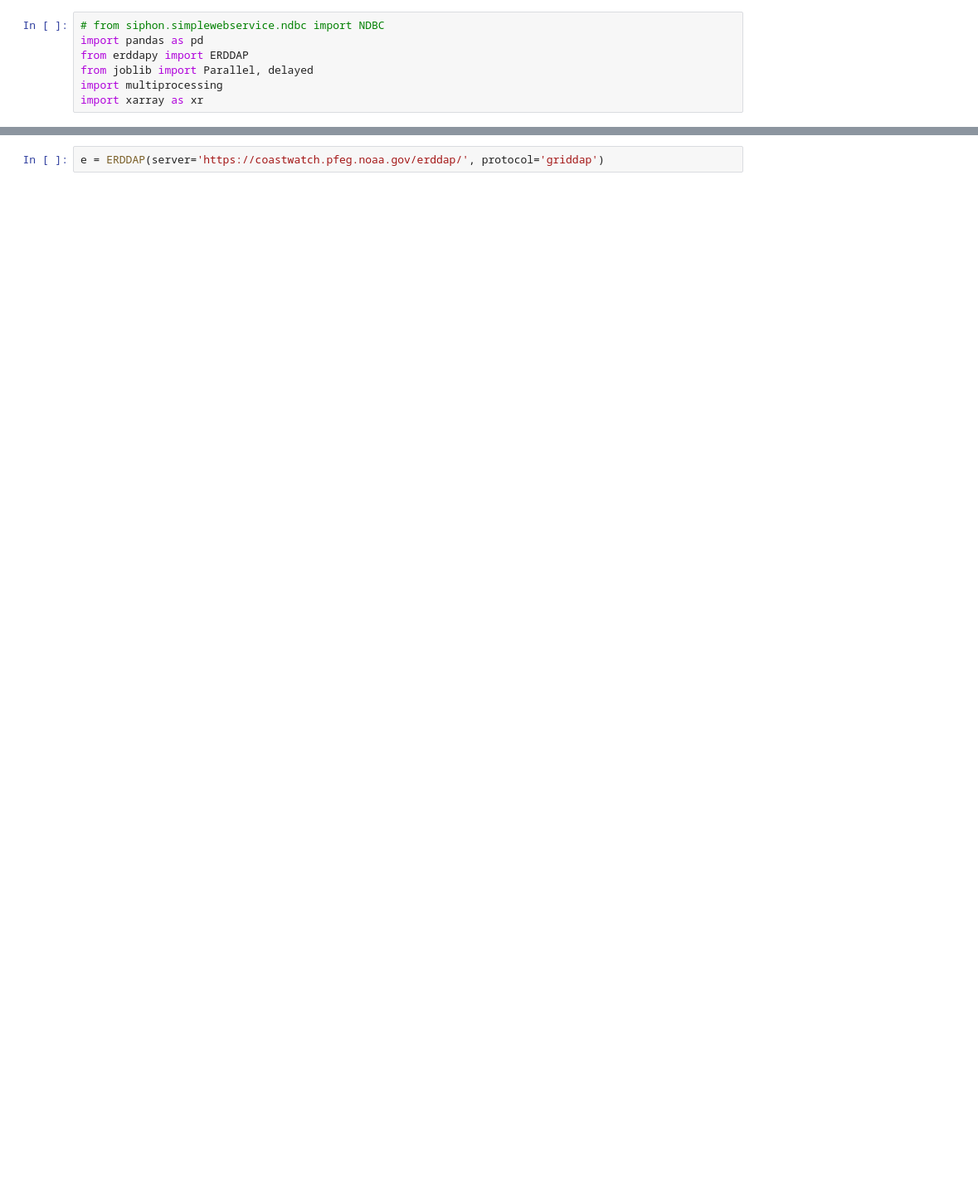
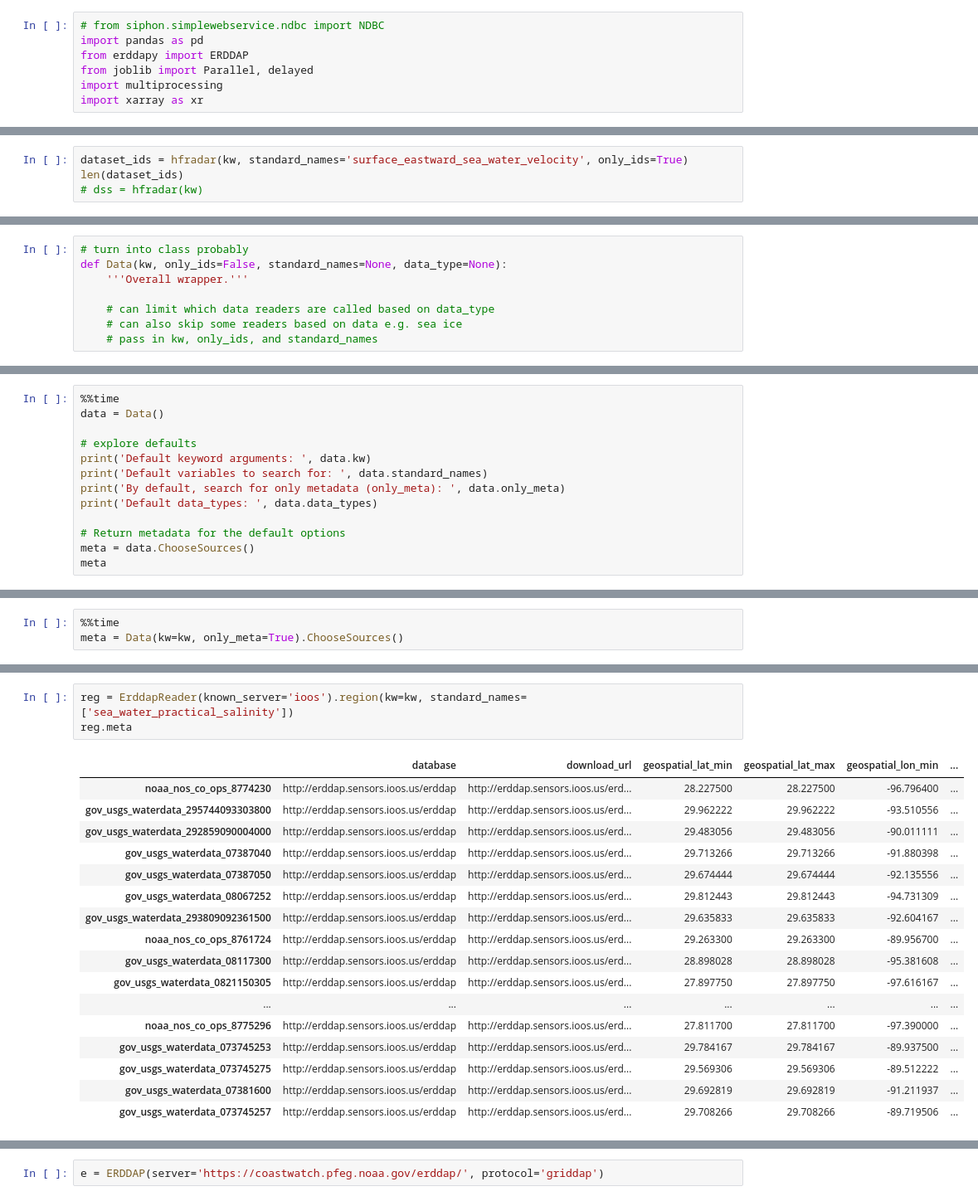
Before and after one commit to kthyng/boems_datasets, a Jupyter notebook: search.ipynb, the cells around one changed output, grey strips where cells are left out. Shown at 83% size. Cells and saved outputs as stored; diff of their text form; blank space fills up the shorter version.

```diff
--- a/search.ipynb
+++ b/search.ipynb
@@ -35,0 +105,4 @@ kw = {
+# %%
+dataset_ids = hfradar(kw, standard_names='surface_eastward_sea_water_velocity', only_ids=True)
+len(dataset_ids)
+# dss = hfradar(kw)
@@ -35,0 +256,8 @@ kw = {
+# %%
+# turn into class probably
+def Data(kw, only_ids=False, standard_names=None, data_type=None):
+    '''Overall wrapper.'''
+
+    # can limit which data readers are called based on data_type
+    # can also skip some readers based on data e.g. sea ice
+    # pass in kw, only_ids, and standard_names
@@ -35,0 +486,13 @@ kw = {
+# %%
+%%time
+data = Data()
+
+# explore defaults
+print('Default keyword arguments: ', data.kw)
+print('Default variables to search for: ', data.standard_names)
+print('By default, search for only metadata (only_meta): ', data.only_meta)
+print('Default data_types: ', data.data_types)
+
+# Return metadata for the default options
+meta = data.ChooseSources()
+meta
@@ -35,0 +509,3 @@ kw = {
+# %%
+%%time
+meta = Data(kw=kw, only_meta=True).ChooseSources()
@@ -35,0 +990,21 @@ kw = {
+# %%
+reg = ErddapReader(known_server='ioos').region(kw=kw, standard_names=['sea_water_practical_salinity'])
+reg.meta
+# %% [output]
+|  | database | download_url | geospatial_lat_min | geospatial_lat_max | geospatial_lon_min | ... |
+| noaa_nos_co_ops_8774230 | http://erddap.sensors.ioos.us/erddap | http://erddap.sensors.ioos.us/erd... | 28.227500 | 28.227500 | -96.796400 | ... |
+| gov_usgs_waterdata_295744093303800 | http://erddap.sensors.ioos.us/erddap | http://erddap.sensors.ioos.us/erd... | 29.962222 | 29.962222 | -93.510556 | ... |
+| gov_usgs_waterdata_292859090004000 | http://erddap.sensors.ioos.us/erddap | http://erddap.sensors.ioos.us/erd... | 29.483056 | 29.483056 | -90.011111 | ... |
+| gov_usgs_waterdata_07387040 | http://erddap.sensors.ioos.us/erddap | http://erddap.sensors.ioos.us/erd... | 29.713266 | 29.713266 | -91.880398 | ... |
+| gov_usgs_waterdata_07387050 | http://erddap.sensors.ioos.us/erddap | http://erddap.sensors.ioos.us/erd... | 29.674444 | 29.674444 | -92.135556 | ... |
+| gov_usgs_waterdata_08067252 | http://erddap.sensors.ioos.us/erddap | http://erddap.sensors.ioos.us/erd... | 29.812443 | 29.812443 | -94.731309 | ... |
+| gov_usgs_waterdata_293809092361500 | http://erddap.sensors.ioos.us/erddap | http://erddap.sensors.ioos.us/erd... | 29.635833 | 29.635833 | -92.604167 | ... |
+| noaa_nos_co_ops_8761724 | http://erddap.sensors.ioos.us/erddap | http://erddap.sensors.ioos.us/erd... | 29.263300 | 29.263300 | -89.956700 | ... |
+| gov_usgs_waterdata_08117300 | http://erddap.sensors.ioos.us/erddap | http://erddap.sensors.ioos.us/erd... | 28.898028 | 28.898028 | -95.381608 | ... |
+| gov_usgs_waterdata_0821150305 | http://erddap.sensors.ioos.us/erddap | http://erddap.sensors.ioos.us/erd... | 27.897750 | 27.897750 | -97.616167 | ... |
+| ... | ... | ... | ... | ... | ... | ... |
+| noaa_nos_co_ops_8775296 | http://erddap.sensors.ioos.us/erddap | http://erddap.sensors.ioos.us/erd... | 27.811700 | 27.811700 | -97.390000 | ... |
+| gov_usgs_waterdata_073745253 | http://erddap.sensors.ioos.us/erddap | http://erddap.sensors.ioos.us/erd... | 29.784167 | 29.784167 | -89.937500 | ... |
+| gov_usgs_waterdata_073745275 | http://erddap.sensors.ioos.us/erddap | http://erddap.sensors.ioos.us/erd... | 29.569306 | 29.569306 | -89.512222 | ... |
+| gov_usgs_waterdata_07381600 | http://erddap.sensors.ioos.us/erddap | http://erddap.sensors.ioos.us/erd... | 29.692819 | 29.692819 | -91.211937 | ... |
+| gov_usgs_waterdata_073745257 | http://erddap.sensors.ioos.us/erddap | http://erddap.sensors.ioos.us/erd... | 29.708266 | 29.708266 | -89.719506 | ... |
```
Also changed, not shown: parts of 201 cells of this notebook.
